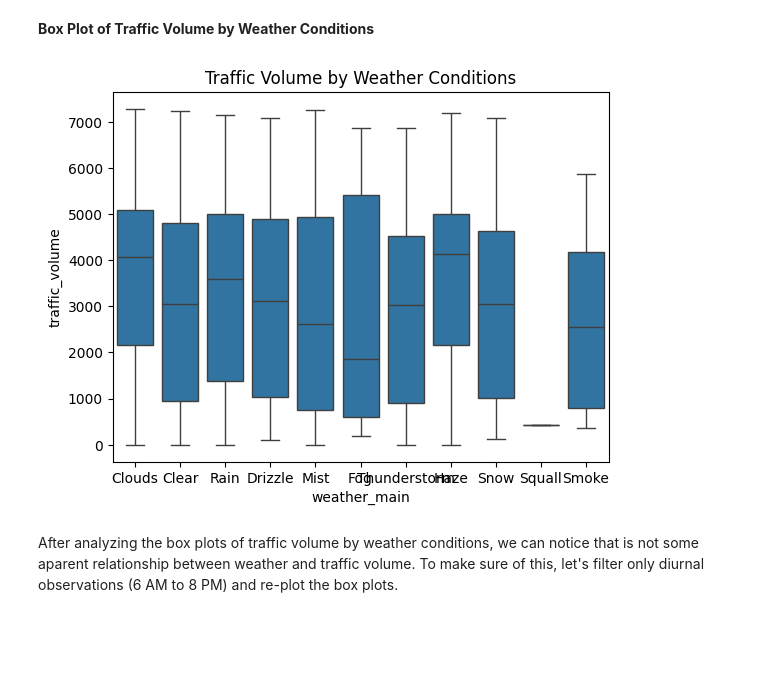
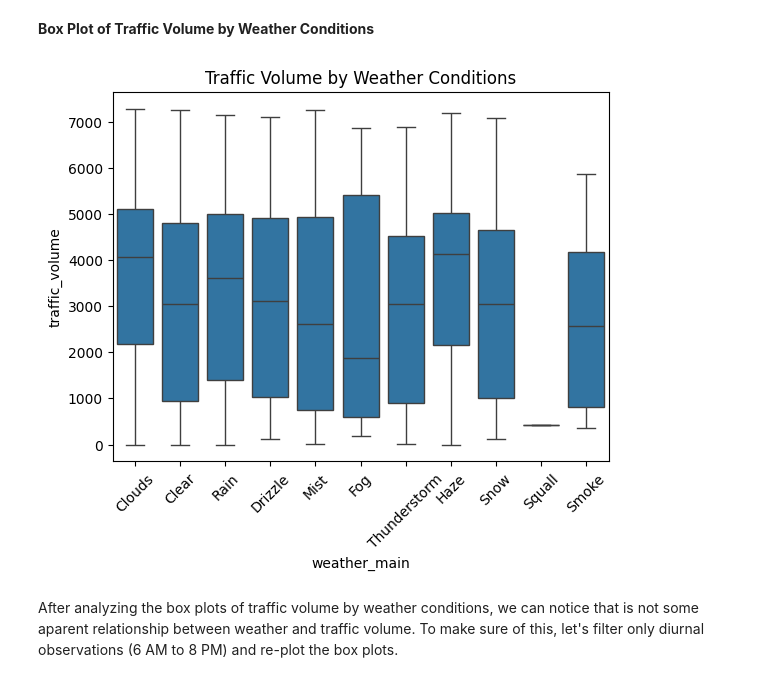
Before and after one commit to LuizCorrei4/predict-traffic-volume, a Jupyter notebook: notebooks/01-exploration.ipynb, the cells around one changed output. Saved outputs shown, nothing was run; the diff lists cells and outputs as text; code cells hidden in the pictures; blank space fills up the shorter version.

```diff
--- a/notebooks/01-exploration.ipynb
+++ b/notebooks/01-exploration.ipynb
@@ -1020,9 +1087,11 @@ plt.show()
 # %%
 sns.boxplot(data=df, x='weather_main', y='traffic_volume')
 plt.title('Traffic Volume by Weather Conditions')
+# rotate x-axis labels for better readability
+plt.xticks(rotation=45)
 plt.show()
 # %% [output]
-[figure, old version]
+[figure, new version]
 # %% [markdown]
 After analyzing the box plots of traffic volume by weather conditions, we can notice that is not some aparent relationship between weather and traffic volume. To make sure of this, let's filter only diurnal observations (6 AM to 8 PM) and re-plot the box plots.
 # %%
```
Also changed, not shown: parts of 10 cells of this notebook, 10 other files.
